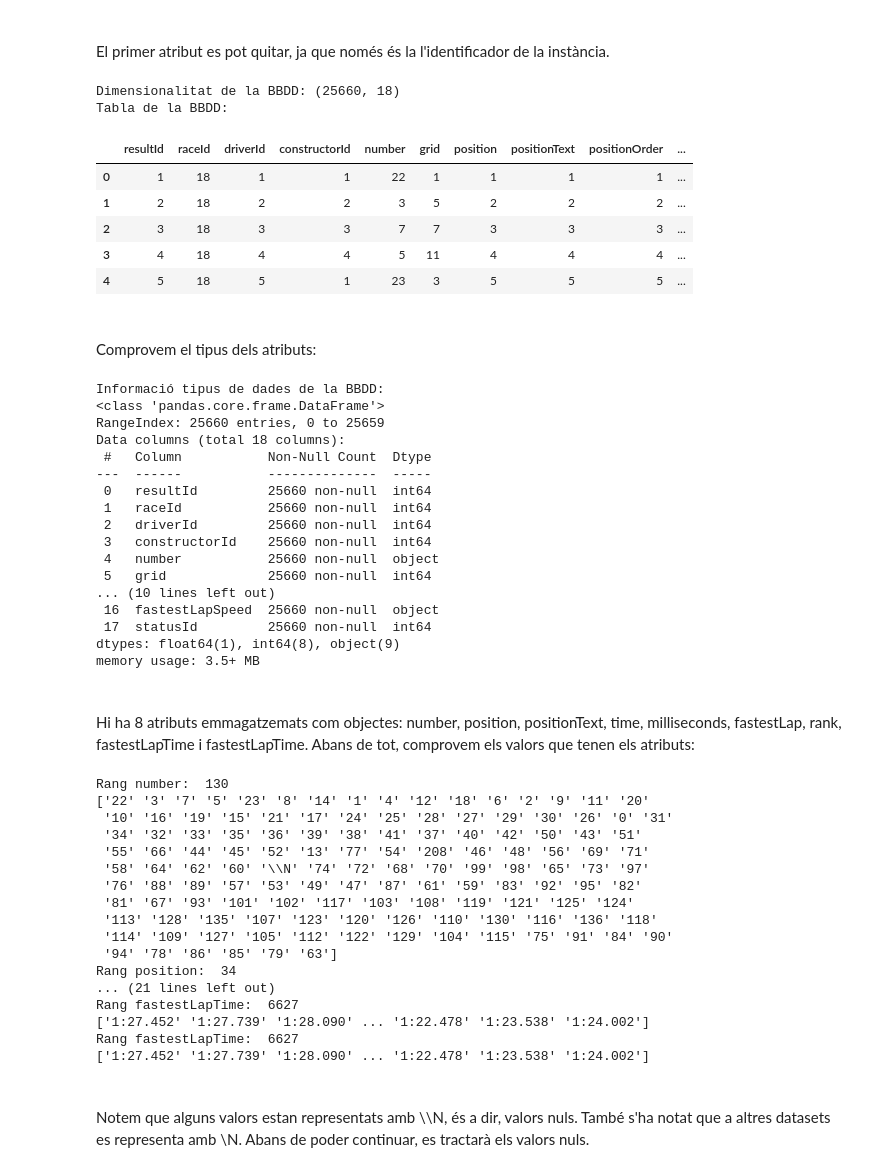
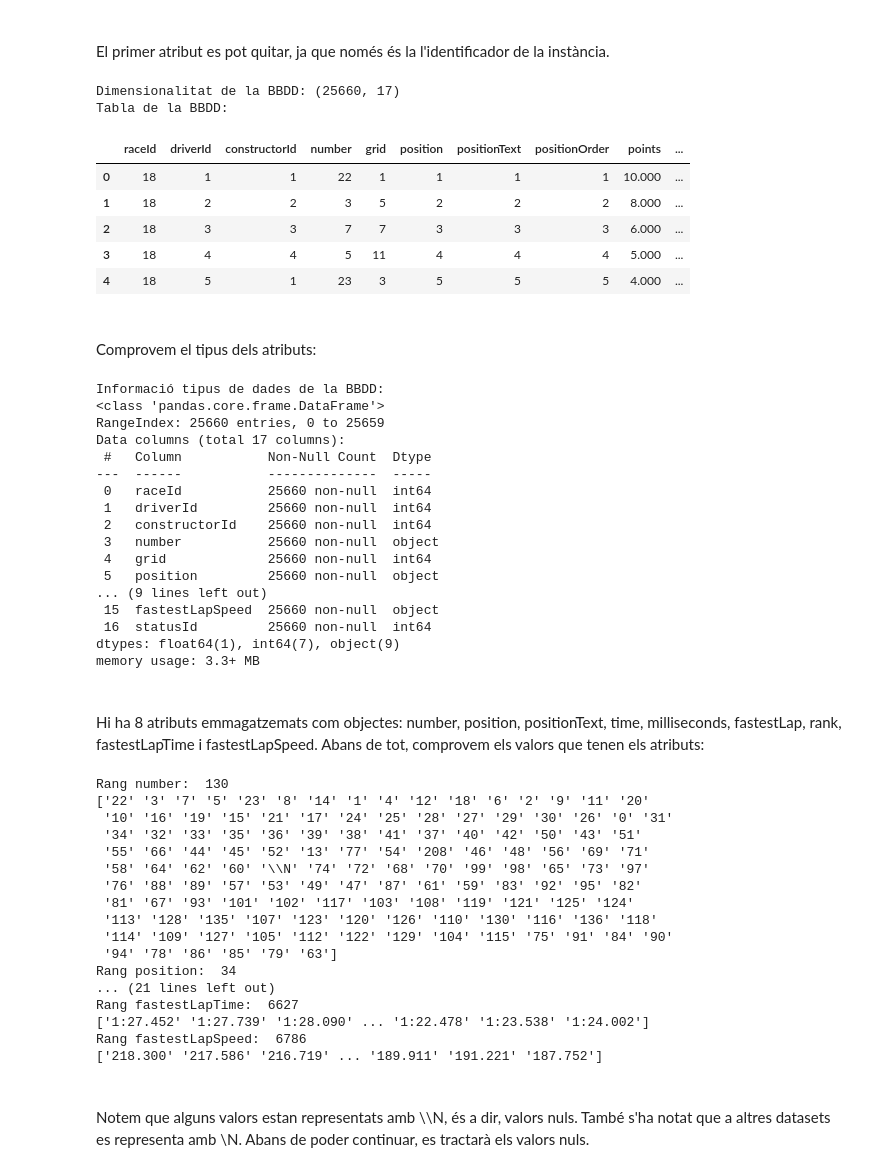
Before and after one commit to Nara-On/Practica3APC-Kaggle, a Jupyter notebook: Practica3APC-Kaggle.ipynb, the cells around one changed output. Saved outputs shown, nothing was run; the diff lists cells and outputs as text; code cells hidden in the pictures.

```diff
--- a/Practica3APC-Kaggle.ipynb
+++ b/Practica3APC-Kaggle.ipynb
@@ -327,9 +332,11 @@ De tots els datasets, l'únic que recopila els resultats de la resta de datasets
 
 Per començar, tornem a visualitzar la Base de Dades:
 # %%
-print("Dimensionalitat de la BBDD:", results.shape)
+dataset = results.copy()
+
+print("Dimensionalitat de la BBDD:", dataset.shape)
 print("Tabla de la BBDD:")
-display(results.head())
+display(dataset.head())
 # %% [output]
 Dimensionalitat de la BBDD: (25660, 18)
 Tabla de la BBDD:
@@ -344,55 +351,55 @@ Tabla de la BBDD:
 
 El primer atribut es pot quitar, ja que només és la l'identificador de la instància.
 # %%
-dataset = results.drop(['resultId'], axis=1)
+dataset = dataset.drop(['resultId'], axis=1)
 
-print("Dimensionalitat de la BBDD:", results.shape)
+print("Dimensionalitat de la BBDD:", dataset.shape)
 print("Tabla de la BBDD:")
-display(results.head())
+display(dataset.head())
 # %% [output]
-Dimensionalitat de la BBDD: (25660, 18)
+Dimensionalitat de la BBDD: (25660, 17)
 Tabla de la BBDD:
-|  | resultId | raceId | driverId | constructorId | number | grid | position | positionText | positionOrder | ... |
-| 0 | 1 | 18 | 1 | 1 | 22 | 1 | 1 | 1 | 1 | ... |
-| 1 | 2 | 18 | 2 | 2 | 3 | 5 | 2 | 2 | 2 | ... |
-| 2 | 3 | 18 | 3 | 3 | 7 | 7 | 3 | 3 | 3 | ... |
-| 3 | 4 | 18 | 4 | 4 | 5 | 11 | 4 | 4 | 4 | ... |
-| 4 | 5 | 18 | 5 | 1 | 23 | 3 | 5 | 5 | 5 | ... |
+|  | raceId | driverId | constructorId | number | grid | position | positionText | positionOrder | points | ... |
+| 0 | 18 | 1 | 1 | 22 | 1 | 1 | 1 | 1 | 10.000 | ... |
+| 1 | 18 | 2 | 2 | 3 | 5 | 2 | 2 | 2 | 8.000 | ... |
+| 2 | 18 | 3 | 3 | 7 | 7 | 3 | 3 | 3 | 6.000 | ... |
+| 3 | 18 | 4 | 4 | 5 | 11 | 4 | 4 | 4 | 5.000 | ... |
+| 4 | 18 | 5 | 1 | 23 | 3 | 5 | 5 | 5 | 4.000 | ... |
 # %% [markdown]
 <br >
 
 Comprovem el tipus dels atributs:
 # %%
 print("Informació tipus de dades de la BBDD:")
-results.info()
+dataset.info()
 # %% [output]
 Informació tipus de dades de la BBDD:
 <class 'pandas.core.frame.DataFrame'>
 RangeIndex: 25660 entries, 0 to 25659
-Data columns (total 18 columns):
+Data columns (total 17 columns):
  #   Column           Non-Null Count  Dtype
 ---  ------           --------------  -----
- 0   resultId         25660 non-null  int64
- 1   raceId           25660 non-null  int64
- 2   driverId         25660 non-null  int64
- 3   constructorId    25660 non-null  int64
- 4   number           25660 non-null  object
- 5   grid             25660 non-null  int64
-... (10 lines left out)
- 16  fastestLapSpeed  25660 non-null  object
- 17  statusId         25660 non-null  int64
-dtypes: float64(1), int64(8), object(9)
-memory usage: 3.5+ MB
+ 0   raceId           25660 non-null  int64
+ 1   driverId         25660 non-null  int64
+ 2   constructorId    25660 non-null  int64
+ 3   number           25660 non-null  object
+ 4   grid             25660 non-null  int64
+ 5   position         25660 non-null  object
+... (9 lines left out)
+ 15  fastestLapSpeed  25660 non-null  object
+ 16  statusId         25660 non-null  int64
+dtypes: float64(1), int64(7), object(9)
+memory usage: 3.3+ MB
 # %% [markdown]
 <br >
 
-Hi ha 8 atributs emmagatzemats com objectes: number, position, positionText, time, milliseconds, fastestLap, rank, fastestLapTime i fastestLapTime. Abans de tot, comprovem els valors que tenen els atributs:
+Hi ha 8 atributs emmagatzemats com objectes: number, position, positionText, time, milliseconds, fastestLap, rank, fastestLapTime i fastestLapSpeed. Abans de tot, comprovem els valors que tenen els atributs:
 # %%
-labelCategoric = ["number", "position", "positionText", "time", "milliseconds", "fastestLap", "rank", "fastestLapTime", "fastestLapTime"]
+labelCategoric = ["number", "position", "positionText", "time", "milliseconds", "fastestLap", "rank", "fastestLapTime", "fastestLapSpeed"]
 
 for atr in labelCategoric:
-    print("Rang " + atr + ": ", results[atr].nunique())
-    print(results[atr].unique())
+    print("Rang " + atr + ": ", dataset[atr].nunique())
+    print(dataset[atr].unique())
 # %% [output]
 Rang number:  130
 ['22' '3' '7' '5' '23' '8' '14' '1' '4' '12' '18' '6' '2' '9' '11' '20'
@@ -409,8 +416,8 @@ Rang position:  34
 ... (21 lines left out)
 Rang fastestLapTime:  6627
 ['1:27.452' '1:27.739' '1:28.090' ... '1:22.478' '1:23.538' '1:24.002']
-Rang fastestLapTime:  6627
-['1:27.452' '1:27.739' '1:28.090' ... '1:22.478' '1:23.538' '1:24.002']
+Rang fastestLapSpeed:  6786
+['218.300' '217.586' '216.719' ... '189.911' '191.221' '187.752']
 # %% [markdown]
 <br >
 
```
Also changed, not shown: parts of 12 cells of this notebook.
